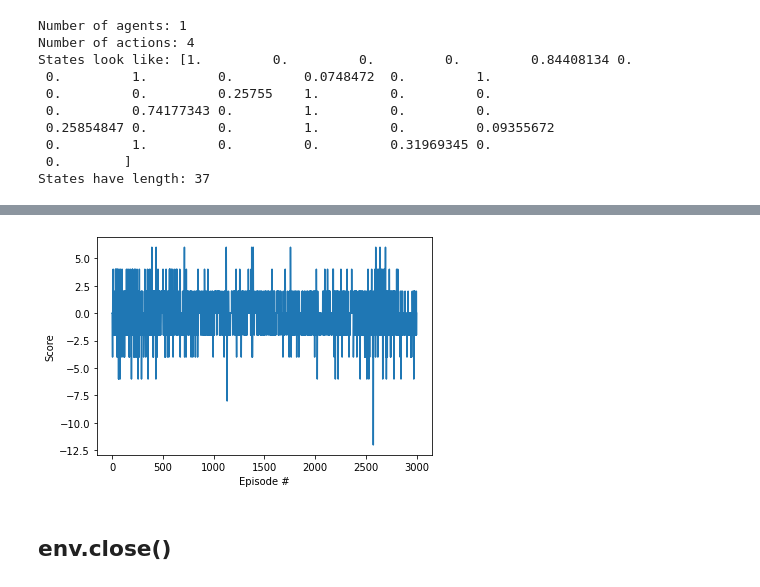
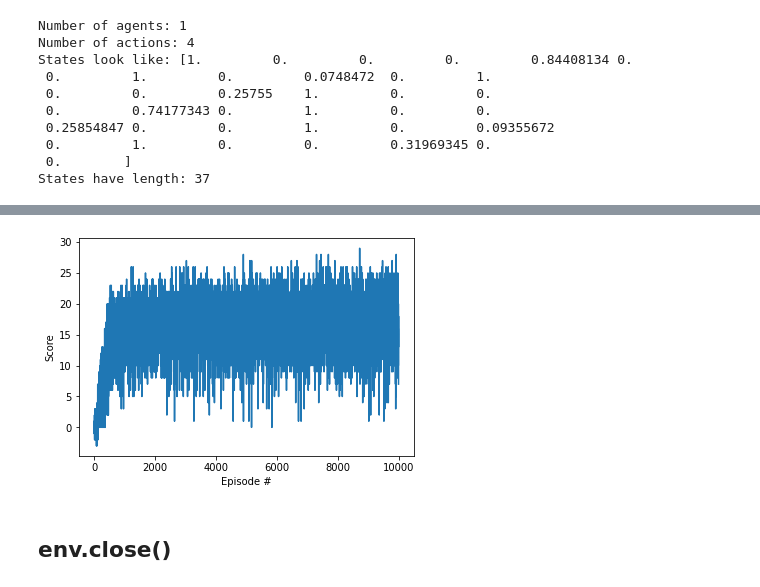
Before and after one commit to emcyroyale/BananaCollector, a Jupyter notebook: BananaCollectorDQN.ipynb, the cells around one changed output, grey strips where cells are left out. Cells and saved outputs as stored; diff of their text form; code cells hidden in the pictures.

Commit message:
Updated Readme, Report and solved checkpoints

```diff
--- a/BananaCollectorDQN.ipynb
+++ b/BananaCollectorDQN.ipynb
@@ -116,4 +83,5 @@ agent.__dict__
 # %%
+#DQN BananaCollector Training
 import time
 def dqn(n_episodes=2000, max_t=100000, eps_start=1.0, eps_end=0.01, eps_decay=0.995):
     """Deep Q-Learning.
@@ -129,6 +97,8 @@ def dqn(n_episodes=2000, max_t=100000, eps_start=1.0, eps_end=0.01, eps_decay=0.
     scores = []                        # list containing scores from each episode
     scores_window = deque(maxlen=100)  # last 100 scores
     eps = eps_start                    # initialize epsilon
+    solve_score_list=[10.0, 15.0, 20.0, 25.0, 30.0]
+    solve_score_idx=0
     for i_episode in range(1, n_episodes+1):
 
         start = time.time()
@@ -141,11 +111,9 @@ def dqn(n_episodes=2000, max_t=100000, eps_start=1.0, eps_end=0.01, eps_decay=0.
             next_state = env_info.vector_observations[0]
             reward = env_info.rewards[0]
             done = env_info.local_done[0]
+            agent.step(state, action, reward, next_state, done)
             score += reward
             state = next_state
-            agent.step(state, action, reward, next_state, done)
-            state = next_state
-            score += reward
             if done:
                 break
         scores_window.append(score)       # save most recent score
@@ -155,10 +123,13 @@ def dqn(n_episodes=2000, max_t=100000, eps_start=1.0, eps_end=0.01, eps_decay=0.
         print('\rEpisode {}\tAverage Score: {:.2f} \t {:.2f} Seconds Elapsed'.format(i_episode, np.mean(scores_window), end-start), end="")
         if i_episode % 100 == 0:
             print('\rEpisode {}\tAverage Score: {:.2f}'.format(i_episode, np.mean(scores_window)))
-        if np.mean(scores_window)>=10.0:
+        if np.mean(scores_window)>=solve_score_list[solve_score_idx]:
             print('\nEnvironment solved in {:d} episodes!\tAverage Score: {:.2f}'.format(i_episode-100, np.mean(scores_window)))
-            torch.save(agent.qnetwork_local.state_dict(), 'checkpoint.pth')
-            break
+            torch.save(agent.qnetwork_local.state_dict(), 'checkpoint-'+str(i_episode)+'.pth')
+            if solve_score_idx<len(solve_score_list)-1:
+                solve_score_idx=+1
+            else:
+                break
 
 
     return scores
@@ -167,7 +138,7 @@ def dqn(n_episodes=2000, max_t=100000, eps_start=1.0, eps_end=0.01, eps_decay=0.
 from dqn_agent import Agent
 
 agent = Agent(state_size=state_size, action_size=action_size, seed=0)
-scores = dqn(n_episodes=3000)
+scores = dqn(n_episodes=10000)
 
 # plot the scores
 fig = plt.figure()
@@ -197,3 +168,3 @@ Episode 3000    Average Score: -0.58     0.51 Seconds Elapsed
-[figure, old version]
+[figure, new version]
-# %% [markdown]
-## env.close()
+# %% [markdown]
+## env.close()
```
Also changed, not shown: parts of 4 cells of this notebook, 6 other files.
